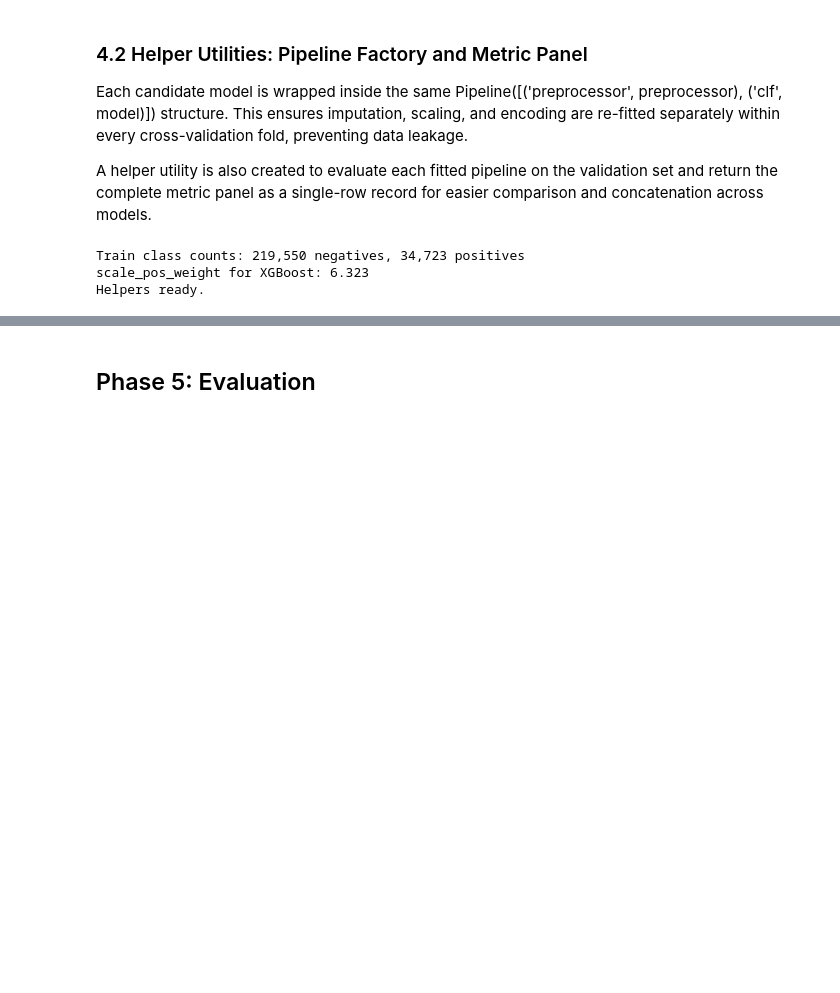
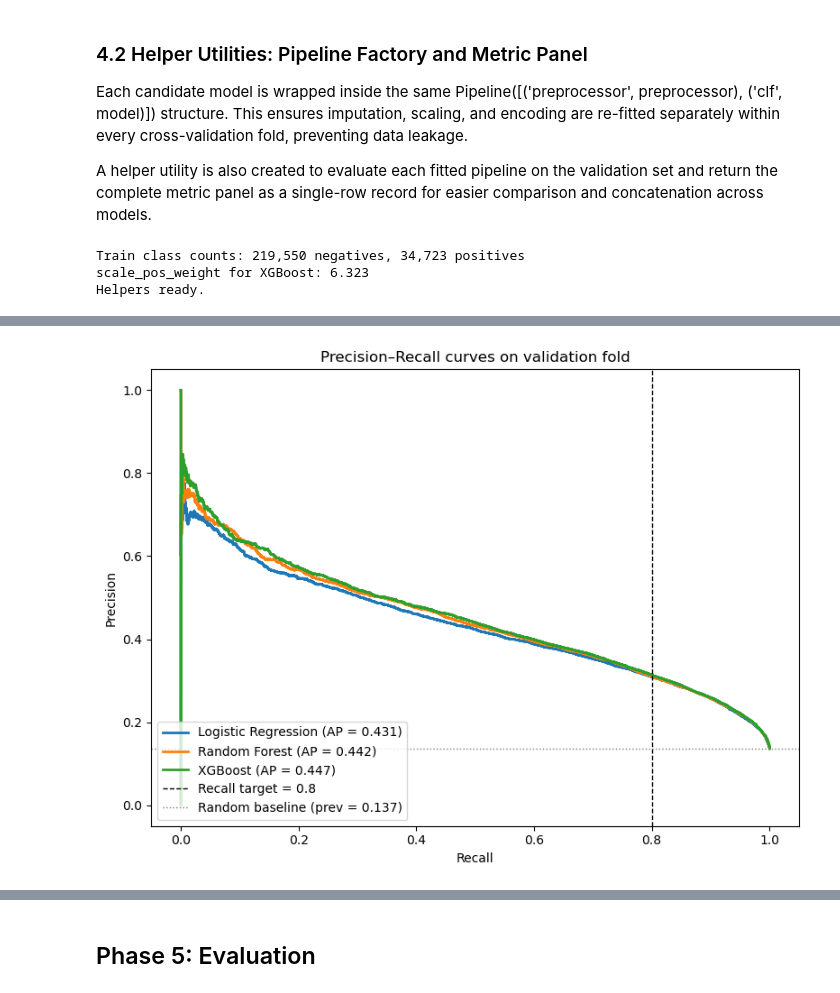
Before and after one commit to sakinahalizzah/diabetes-prediction, a Jupyter notebook: diabetes_prediction.ipynb, the cells around one changed output, grey strips where cells are left out. Drawn from its saved outputs; the diff is of its cells as text; code cells hidden in the pictures; blank space fills up the shorter version.

```diff
--- a/diabetes_prediction.ipynb
+++ b/diabetes_prediction.ipynb
@@ -1408,0 +1597,23 @@ Helpers ready.
+# %%
+RECALL_TARGET = 0.80
+
+
+def find_threshold_for_recall(y_true, y_proba, target_recall):
+    """Return the largest threshold whose recall on (y_true, y_proba) >= target_recall."""
+    prec, rec, thr = precision_recall_curve(y_true, y_proba)
+    # precision_recall_curve returns thresholds aligned with prec[:-1] / rec[:-1]
+    valid = rec[:-1] >= target_recall
+    if not valid.any():
+        return 0.0
+    return float(thr[valid].max())
+
+
+threshold_results = []
+for name, y_proba in tuned_probas.items():
+    chosen_t = find_threshold_for_recall(y_val, y_proba, RECALL_TARGET)
+    row = {'model': name, **evaluate_at_threshold(y_val, y_proba, chosen_t)}
+    threshold_results.append(row)
+
+threshold_df = pd.DataFrame(threshold_results).set_index('model')
+print(f'Operating points achieving recall >= {RECALL_TARGET} on validation fold:')
+threshold_df.round(4)
@@ -1408,0 +1627,21 @@ Helpers ready.
+# %%
+# Visualise PR curves with the recall target marked
+fig, ax = plt.subplots(figsize=(8, 6))
+for name, y_proba in tuned_probas.items():
+    prec, rec, _ = precision_recall_curve(y_val, y_proba)
+    ap = average_precision_score(y_val, y_proba)
+    ax.plot(rec, prec, label=f'{name} (AP = {ap:.3f})', lw=2)
+
+ax.axvline(RECALL_TARGET, color='black', ls='--', lw=1,
+           label=f'Recall target = {RECALL_TARGET}')
+ax.axhline(y_val.mean(), color='grey', ls=':', lw=1,
+           label=f'Random baseline (prev = {y_val.mean():.3f})')
+
+ax.set_xlabel('Recall')
+ax.set_ylabel('Precision')
+ax.set_title('Precision–Recall curves on validation fold')
+ax.legend(loc='lower left')
+plt.tight_layout()
+plt.show()
+# %% [output]
+[figure, added]
```
Also changed, not shown: parts of 12 cells of this notebook, 1 other file.
